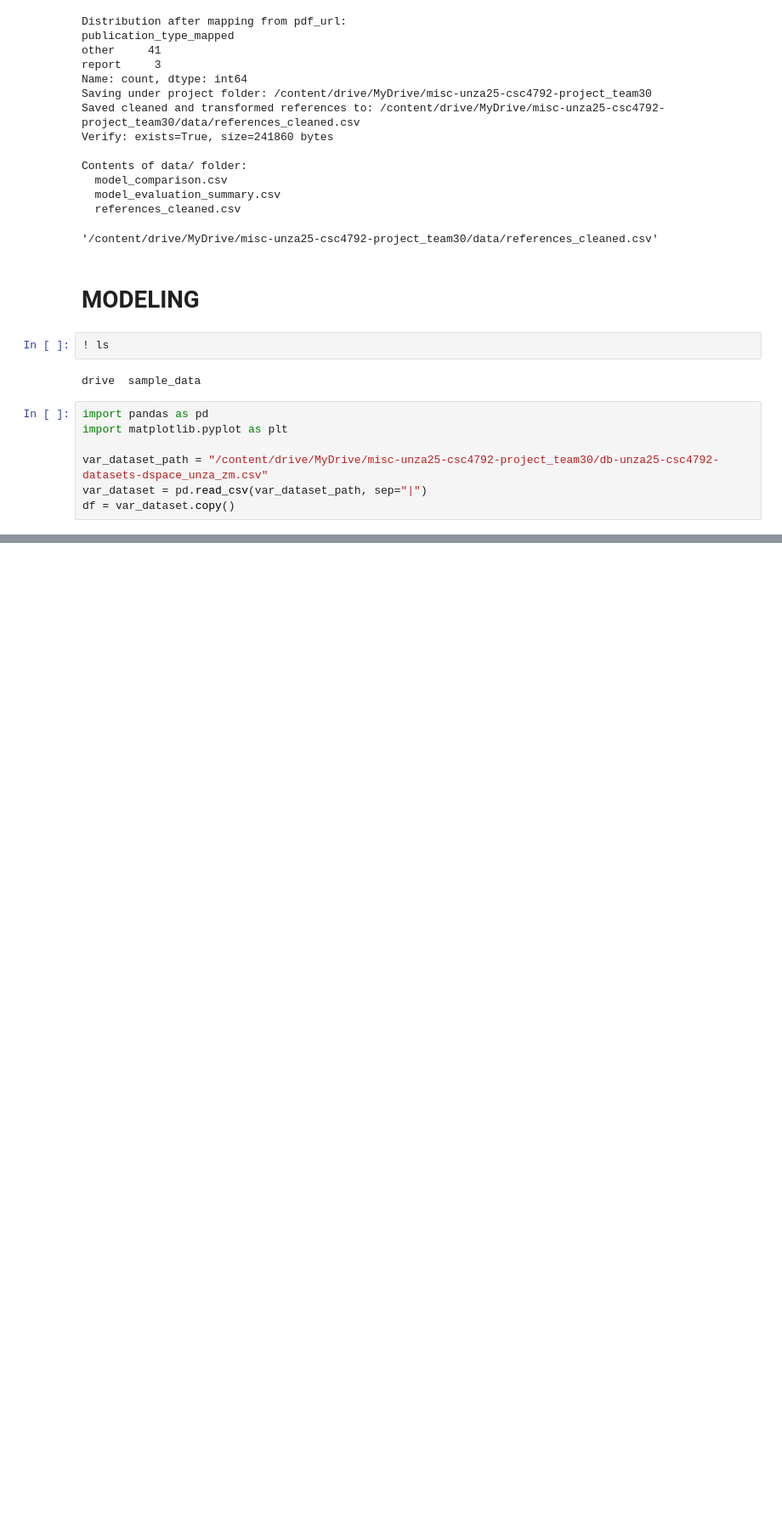
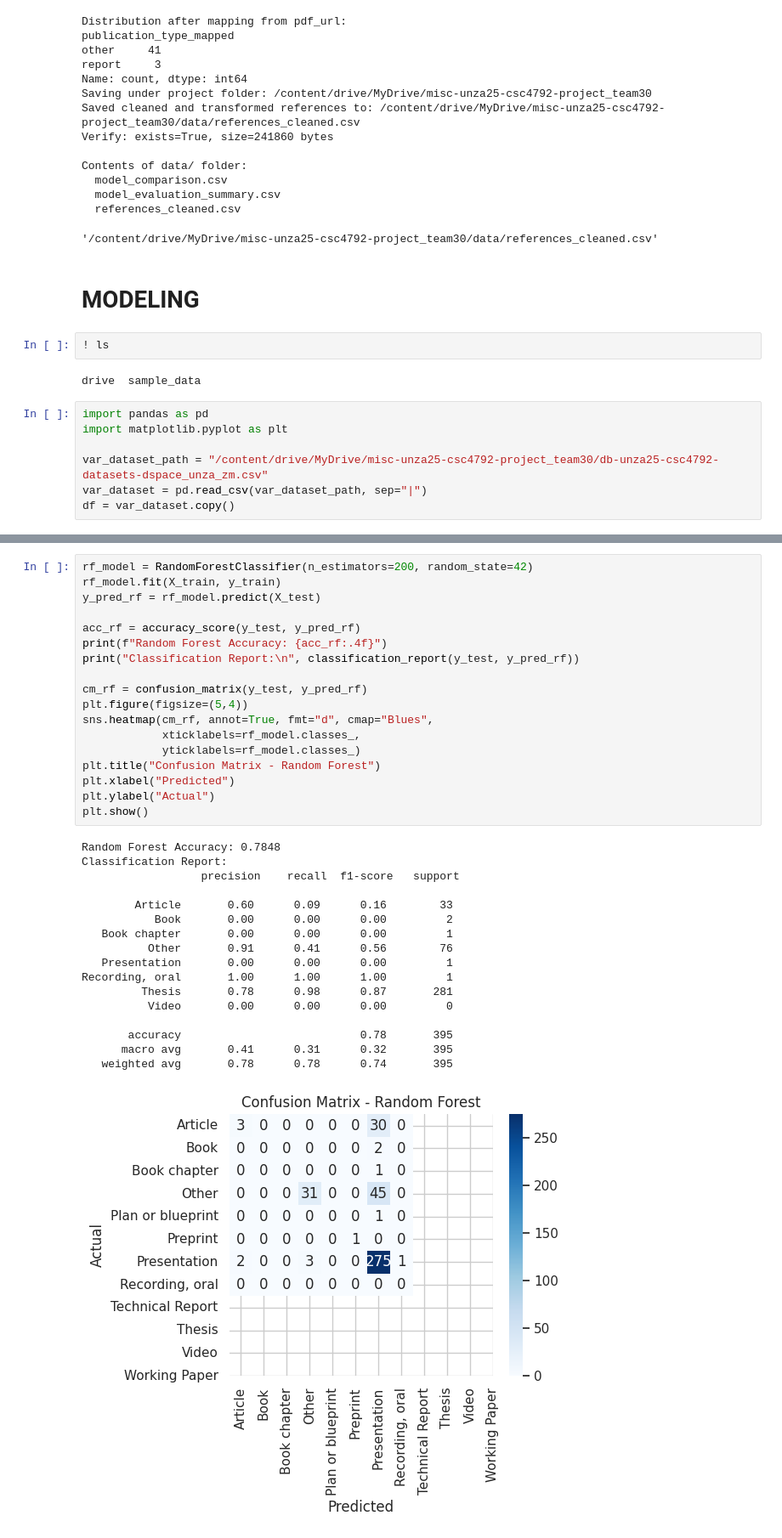
Before and after one commit to msimuko/code-unza25-csc4792-project_team_30, a Jupyter notebook: code_unza25_csc4792_project_team_30_notebook.ipynb, the cells around one changed output, grey strips where cells are left out. Shown: that part at 85% size. Cells and saved outputs as stored; diff of their text form; blank space fills up the shorter version.

```diff
--- a/code_unza25_csc4792_project_team_30_notebook.ipynb
+++ b/code_unza25_csc4792_project_team_30_notebook.ipynb
@@ -1085,0 +1265,36 @@ for ref, pred in results[:10]:  # show first 10 for brevity
+# %%
+rf_model = RandomForestClassifier(n_estimators=200, random_state=42)
+rf_model.fit(X_train, y_train)
+y_pred_rf = rf_model.predict(X_test)
+
+acc_rf = accuracy_score(y_test, y_pred_rf)
+print(f"Random Forest Accuracy: {acc_rf:.4f}")
+print("Classification Report:\n", classification_report(y_test, y_pred_rf))
+
+cm_rf = confusion_matrix(y_test, y_pred_rf)
+plt.figure(figsize=(5,4))
+sns.heatmap(cm_rf, annot=True, fmt="d", cmap="Blues",
+            xticklabels=rf_model.classes_,
+            yticklabels=rf_model.classes_)
+plt.title("Confusion Matrix - Random Forest")
+plt.xlabel("Predicted")
+plt.ylabel("Actual")
+plt.show()
+# %% [output]
+Random Forest Accuracy: 0.7848
+Classification Report:
+                  precision    recall  f1-score   support
+
+        Article       0.60      0.09      0.16        33
+           Book       0.00      0.00      0.00         2
+   Book chapter       0.00      0.00      0.00         1
+          Other       0.91      0.41      0.56        76
+   Presentation       0.00      0.00      0.00         1
+Recording, oral       1.00      1.00      1.00         1
+         Thesis       0.78      0.98      0.87       281
+          Video       0.00      0.00      0.00         0
+
+       accuracy                           0.78       395
+      macro avg       0.41      0.31      0.32       395
+   weighted avg       0.78      0.78      0.74       395
+[figure, added]
```
Also changed, not shown: parts of 20 cells of this notebook.
